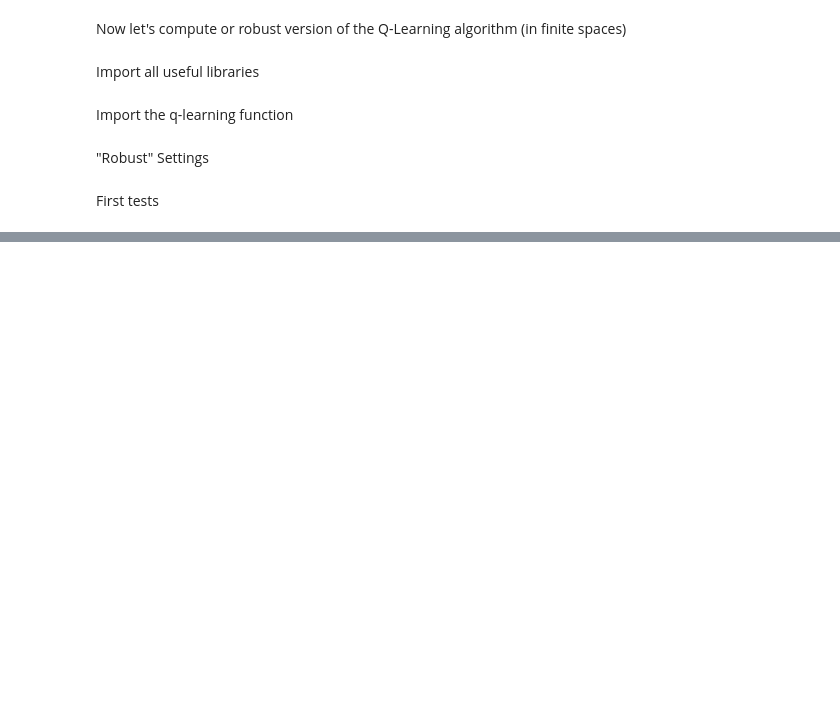
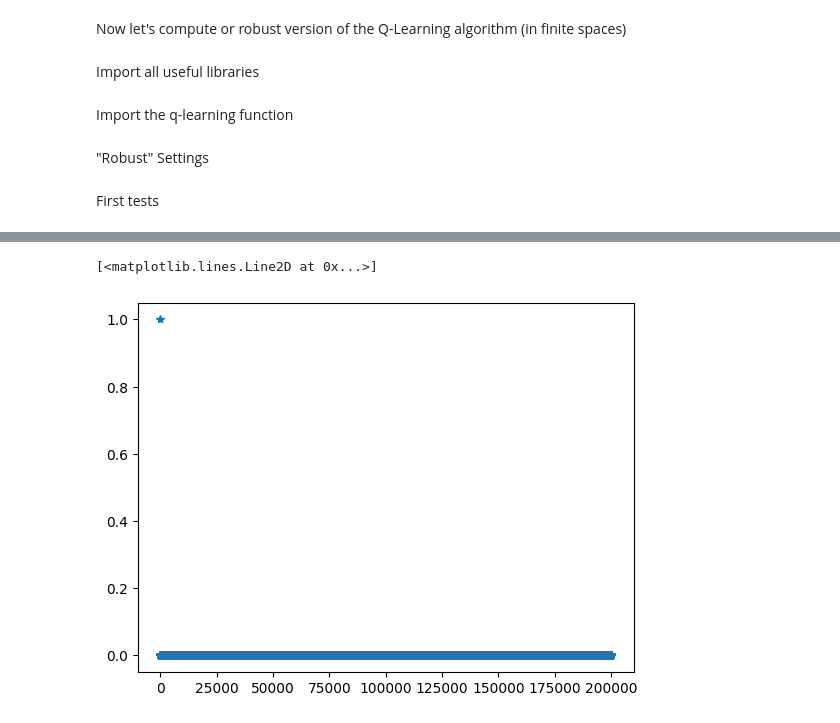
Before and after one commit to CecileDecker/Q_learning, a Jupyter notebook: Robust_cointoss.ipynb, the cells around one changed output, grey strips where cells are left out. Drawn from its saved outputs; the diff is of its cells as text; code cells hidden in the pictures; blank space fills up the shorter version.

```diff
--- a/Robust_cointoss.ipynb
+++ b/Robust_cointoss.ipynb
@@ -154,0 +104,19 @@ plt.plot(Gamma, '*')
+# %%
+from q_learning import *
+
+nr_coins = 10
+X        = np.linspace(0, nr_coins, nr_coins+1)        # States
+A        = np.array([-1, 0, 1])                        # Actions
+
+def r(x,a,y):
+    return(a * (y>x) - a * (y<x) - np.abs(a) * (x==y)) # Reward function
+
+def P_0(x,a):
+    return binom.rvs(nr_coins, 0.5) # Assumption that is a fair coin
+
+alpha      = 0.95 # Discount Factor
+x_0        = 5    # Initial Value
+eps_greedy = 0.1  # Epsilon greedy policy
+
+Nr_iter = 100_000
+Q_opt_nonrobust = q_learning(X, A, r, P_0, alpha, x_0, eps_greedy, Nr_iter, gamma_t_tilde = lambda t: 1/(t+1), Q_0 = np.ones([len(X),len(A)]))
@@ -154,0 +180,5 @@ plt.plot(Gamma, '*')
+# %%
+plt.plot(Gamma_, '*')
+# %% [output]
+[<matplotlib.lines.Line2D at 0x...>]
+[figure, added]
```
Also changed, not shown: parts of 23 cells of this notebook, 3 other files.
